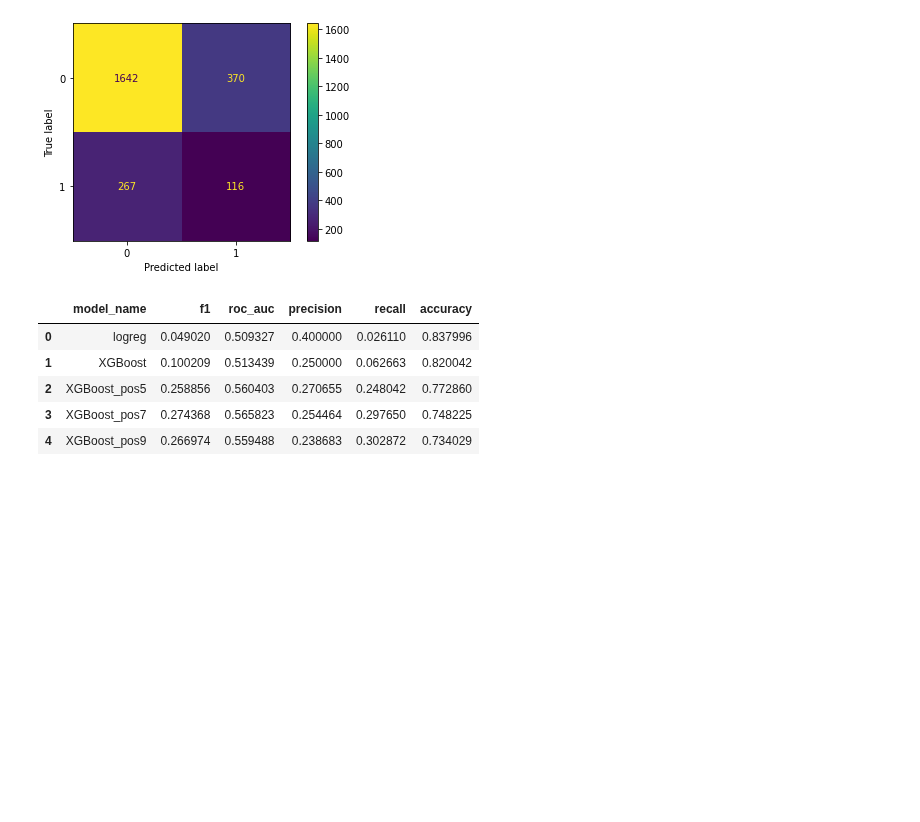
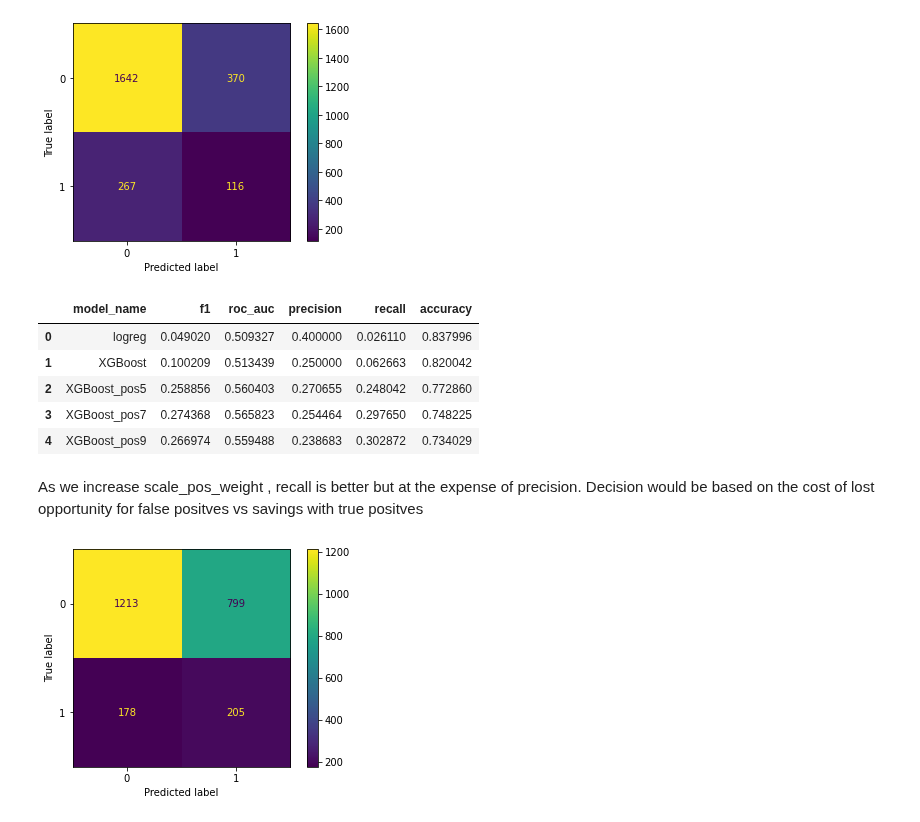
Before and after one commit to deepthiab/Loans_LC, a Jupyter notebook: Model.ipynb, the cells around one changed output. Drawn from its saved outputs; the diff is of its cells as text; code cells hidden in the pictures; blank space fills up the shorter version.

```diff
--- a/Model.ipynb
+++ b/Model.ipynb
@@ -158,3 +161,13 @@ results_df
 | 2 | XGBoost_pos5 | 0.258856 | 0.560403 | 0.270655 | 0.248042 | 0.772860 |
 | 3 | XGBoost_pos7 | 0.274368 | 0.565823 | 0.254464 | 0.297650 | 0.748225 |
 | 4 | XGBoost_pos9 | 0.266974 | 0.559488 | 0.238683 | 0.302872 | 0.734029 |
+# %% [markdown]
+As we increase scale_pos_weight , recall is better but at the expense of precision. Decision would be based on the cost of lost opportunity for false positves vs savings with true positves
+# %%
+xgbc_pos49 = XGBClassifier(random_state=0, scale_pos_weight= 49)
+xgbc_pos49.fit(Xs_train, y_train)
+y_pred_xg49 = xgbc_pos49.predict(Xs_test)
+score_calc('XGBoost_pos49', y_test , y_pred_xg49)
+disp_cm(y_test , y_pred_xg49)
+# %% [output]
+[figure, added]
```
Also changed, not shown: parts of 21 cells of this notebook, 6 other files.
